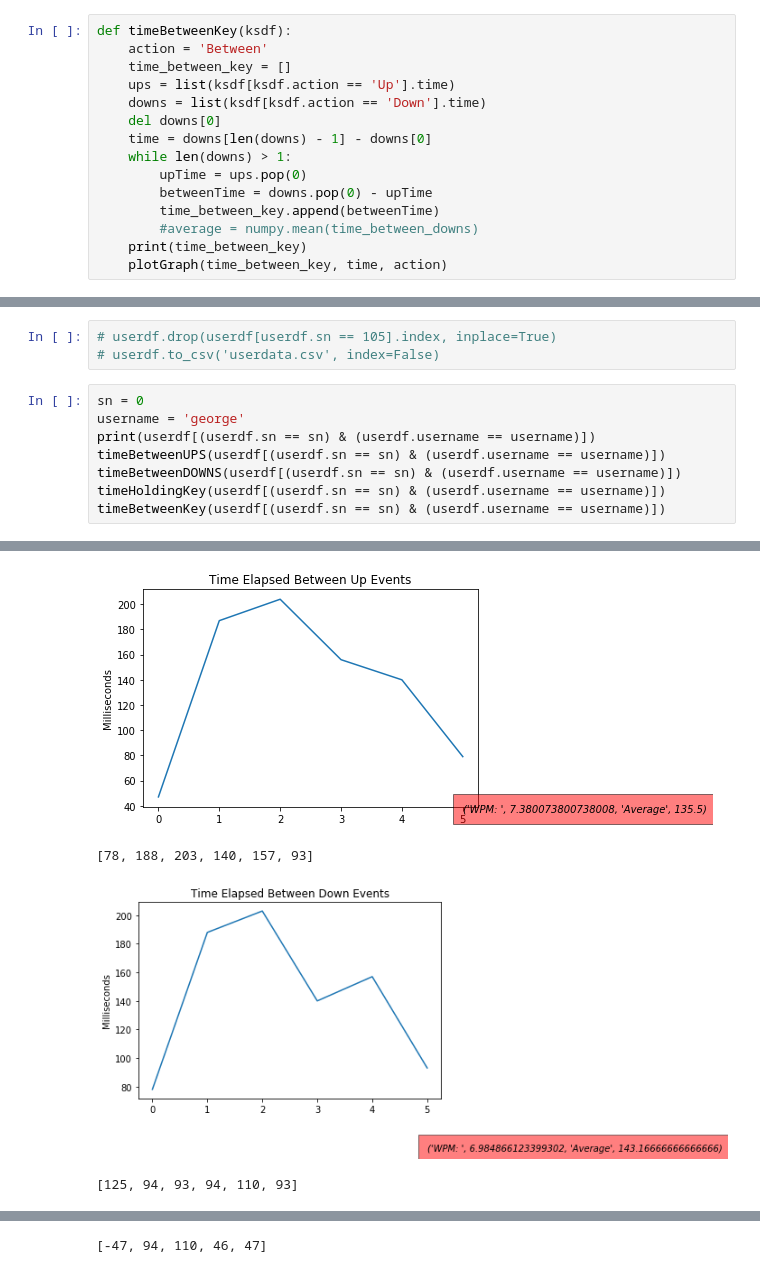
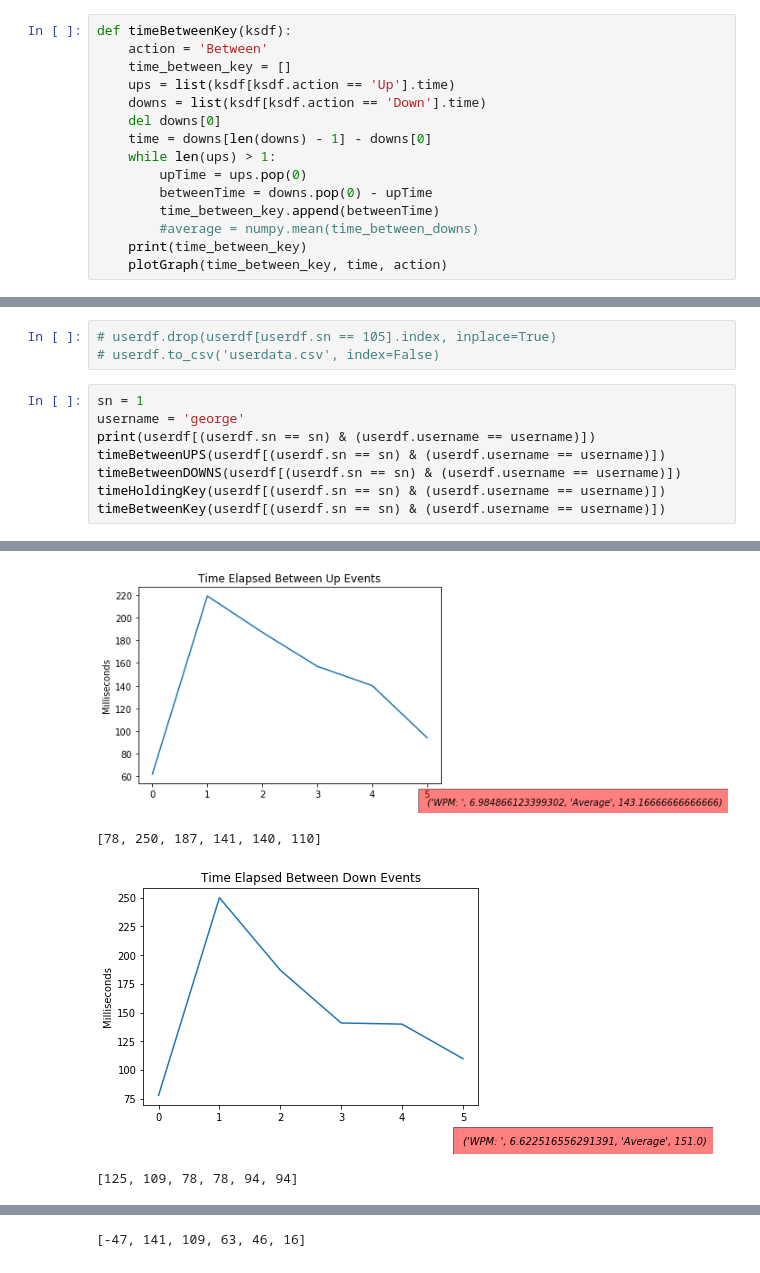
Before and after one commit to Eldar7/keystroke, a Jupyter notebook: keystroke analyse userdata.ipynb, the cells around one changed output, grey strips where cells are left out. Cells and saved outputs as stored; diff of their text form.

Commit message:
fix between graph

```diff
--- a/keystroke analyse userdata.ipynb
+++ b/keystroke analyse userdata.ipynb
@@ -73,7 +73,7 @@ def timeBetweenKey(ksdf):
     downs = list(ksdf[ksdf.action == 'Down'].time)
     del downs[0]
     time = downs[len(downs) - 1] - downs[0]
-    while len(downs) > 1:
+    while len(ups) > 1:
         upTime = ups.pop(0)
         betweenTime = downs.pop(0) - upTime
         time_between_key.append(betweenTime)
@@ -108,7 +108,7 @@ userdf#[userdf.username == 'd3'
 # userdf.drop(userdf[userdf.sn == 105].index, inplace=True)
 # userdf.to_csv('userdata.csv', index=False)
 # %%
-sn = 0
+sn = 1
 username = 'george'
 print(userdf[(userdf.sn == sn) & (userdf.username == username)])
 timeBetweenUPS(userdf[(userdf.sn == sn) & (userdf.username == username)])
@@ -135,4 +135,4 @@ timeBetweenKey(userdf[(userdf.sn == sn) & (userdf.username == username)])
-[figure, old version]
+[figure, new version]
-[78, 188, 203, 140, 157, 93]
+[78, 250, 187, 141, 140, 110]
-[figure, old version]
+[figure, new version]
-[125, 94, 93, 94, 110, 93]
+[125, 109, 78, 78, 94, 94]
@@ -140 +140 @@ timeBetweenKey(userdf[(userdf.sn == sn) & (userdf.username == username)])
-[-47, 94, 110, 46, 47]
+[-47, 141, 109, 63, 46, 16]
```
Also changed, not shown: parts of 1 cell of this notebook.
